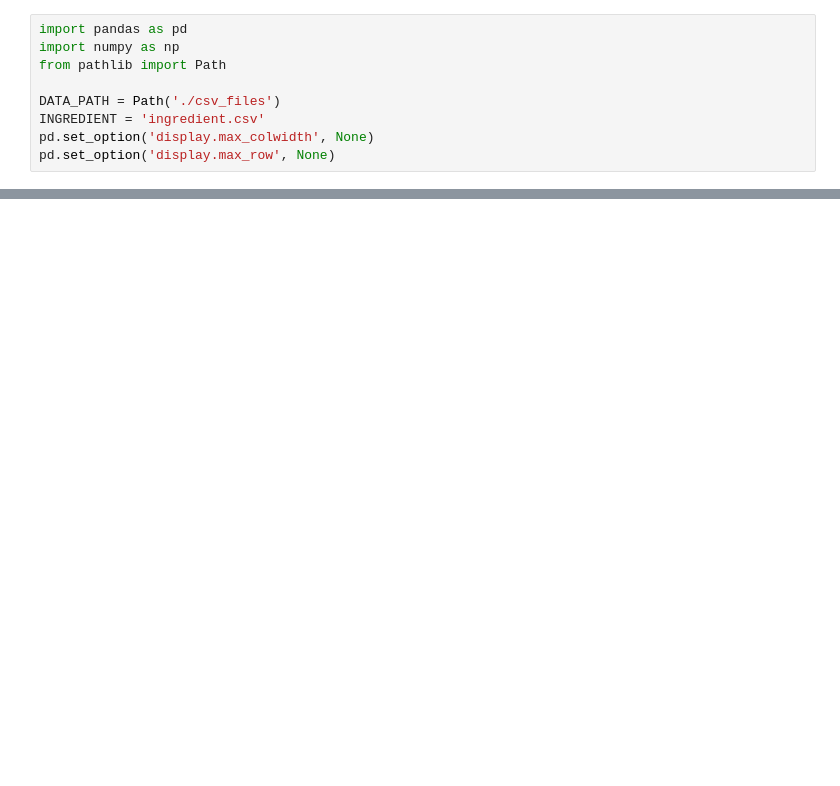
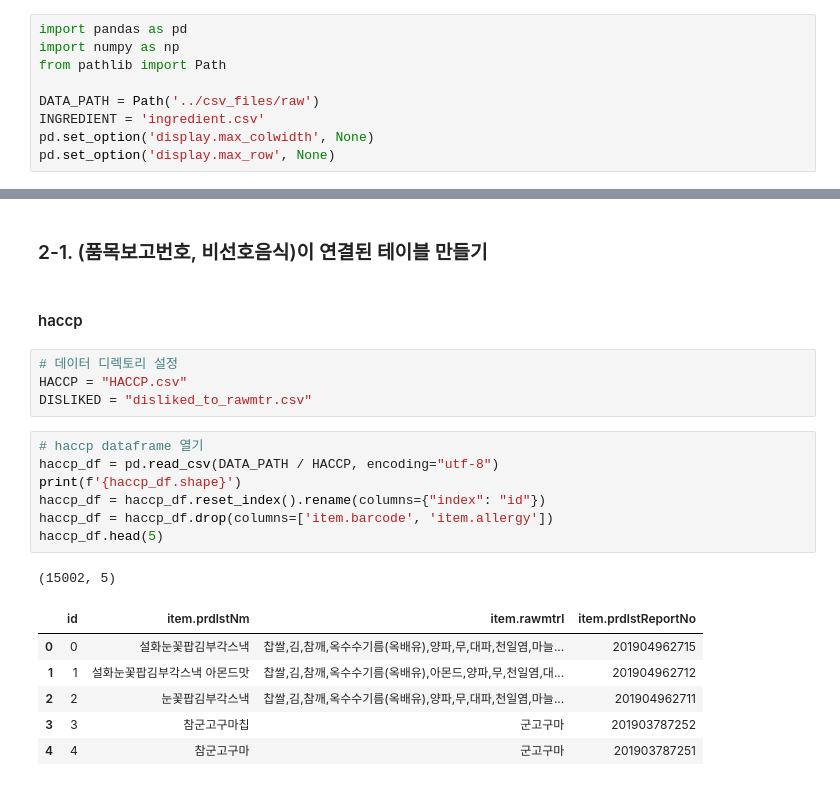
Before and after one commit to songahh/KOFOOS, a Jupyter notebook: data/rawmtr/rawmtr.ipynb, the cells around one changed output, grey strips where cells are left out. Saved outputs shown, nothing was run; the diff lists cells and outputs as text; blank space fills up the shorter version.

Commit message:
feat: [feature/data-data] 제품 - 알러지 데이터 추가

```diff
--- a/data/rawmtr/rawmtr.ipynb
+++ b/data/rawmtr/rawmtr.ipynb
@@ -3,7 +3,7 @@ import pandas as pd
 import numpy as np
 from pathlib import Path
 
-DATA_PATH = Path('./csv_files')
+DATA_PATH = Path('../csv_files/raw')
 INGREDIENT = 'ingredient.csv'
 pd.set_option('display.max_colwidth', None)
 pd.set_option('display.max_row', None)
@@ -38,0 +36,23 @@ TypeError: bad operand type for unary ~: 'float'
+# %% [markdown]
+### 2-1. (품목보고번호, 비선호음식)이 연결된 테이블 만들기
+# %% [markdown]
+#### haccp
+# %%
+# 데이터 디렉토리 설정
+HACCP = "HACCP.csv"
+DISLIKED = "disliked_to_rawmtr.csv"
+# %%
+# haccp dataframe 열기
+haccp_df = pd.read_csv(DATA_PATH / HACCP, encoding="utf-8")
+print(f'{haccp_df.shape}')
+haccp_df = haccp_df.reset_index().rename(columns={"index": "id"})
+haccp_df = haccp_df.drop(columns=['item.barcode', 'item.allergy'])
+haccp_df.head(5)
+# %% [output]
+(15002, 5)
+|  | id | item.prdlstNm | item.rawmtrl | item.prdlstReportNo |
+| 0 | 0 | 설화눈꽃팝김부각스낵 | 찹쌀,김,참깨,옥수수기름(옥배유),양파,무,대파,천일염,마늘... | 201904962715 |
+| 1 | 1 | 설화눈꽃팝김부각스낵 아몬드맛 | 찹쌀,김,참깨,옥수수기름(옥배유),아몬드,양파,무,천일염,대... | 201904962712 |
+| 2 | 2 | 눈꽃팝김부각스낵 | 찹쌀,김,참깨,옥수수기름(옥배유),양파,무,대파,천일염,마늘... | 201904962711 |
+| 3 | 3 | 참군고구마칩 | 군고구마 | 201903787252 |
+| 4 | 4 | 참군고구마 | 군고구마 | 201903787251 |
```
Also changed, not shown: parts of 18 cells of this notebook.
